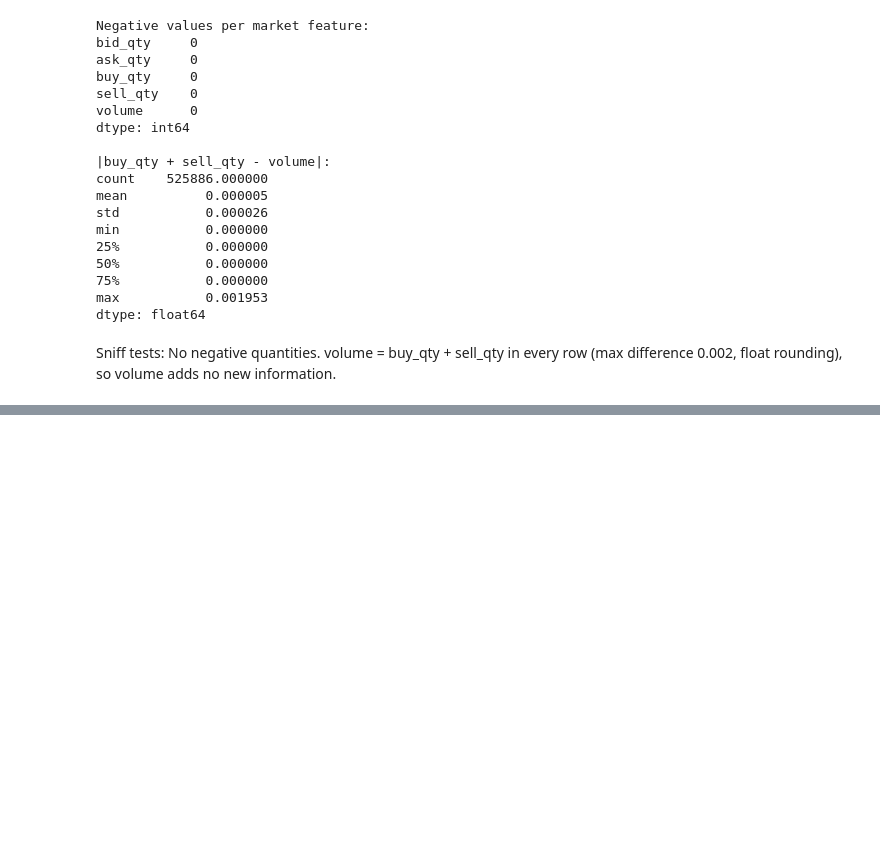
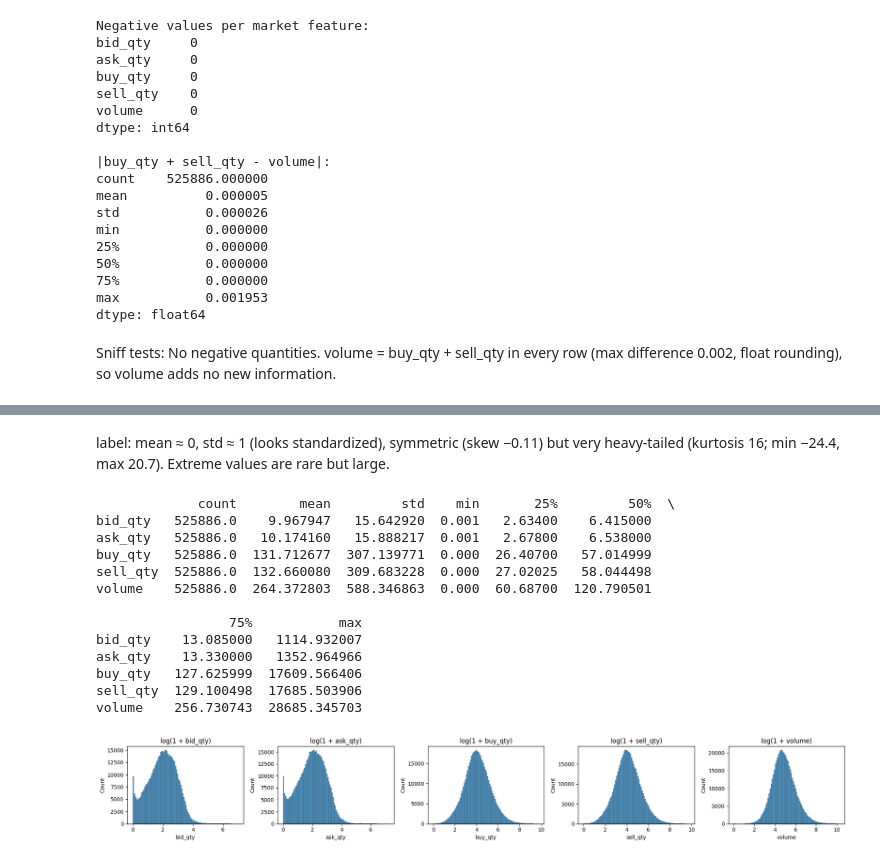
Before and after one commit to Mustafa-karcak/GROUP56_CENG313, a Jupyter notebook: assignment1_eda_baseline.ipynb, the cells around one changed output, grey strips where cells are left out. Drawn from its saved outputs; the diff is of its cells as text; code cells hidden in the pictures; blank space fills up the shorter version.

```diff
--- a/assignment1_eda_baseline.ipynb
+++ b/assignment1_eda_baseline.ipynb
@@ -139,0 +163,27 @@ Sniff tests: No negative quantities. volume = buy_qty + sell_qty in every row (m
+# %% [markdown]
+label: mean ≈ 0, std ≈ 1 (looks standardized), symmetric (skew −0.11) but very heavy-tailed (kurtosis 16; min −24.4, max 20.7). Extreme values are rare but large.
+# %%
+mk = data.MARKET_COLS
+print(train[mk].describe().T)
+
+fig, axes = plt.subplots(1, 5, figsize=(20, 3))
+for ax, col in zip(axes, mk):
+    sns.histplot(np.log1p(train[col]), bins=100, ax=ax)
+    ax.set_title(f'log(1 + {col})')
+plt.tight_layout()
+plt.show()
+# %% [output]
+             count        mean         std    min       25%         50%  \
+bid_qty   525886.0    9.967947   15.642920  0.001   2.63400    6.415000
+ask_qty   525886.0   10.174160   15.888217  0.001   2.67800    6.538000
+buy_qty   525886.0  131.712677  307.139771  0.000  26.40700   57.014999
+sell_qty  525886.0  132.660080  309.683228  0.000  27.02025   58.044498
+volume    525886.0  264.372803  588.346863  0.000  60.68700  120.790501
+
+                 75%           max
+bid_qty    13.085000   1114.932007
+ask_qty    13.330000   1352.964966
+buy_qty   127.625999  17609.566406
+sell_qty  129.100498  17685.503906
+volume    256.730743  28685.345703
+[figure, added]
```
Also changed, not shown: parts of 4 cells of this notebook.
